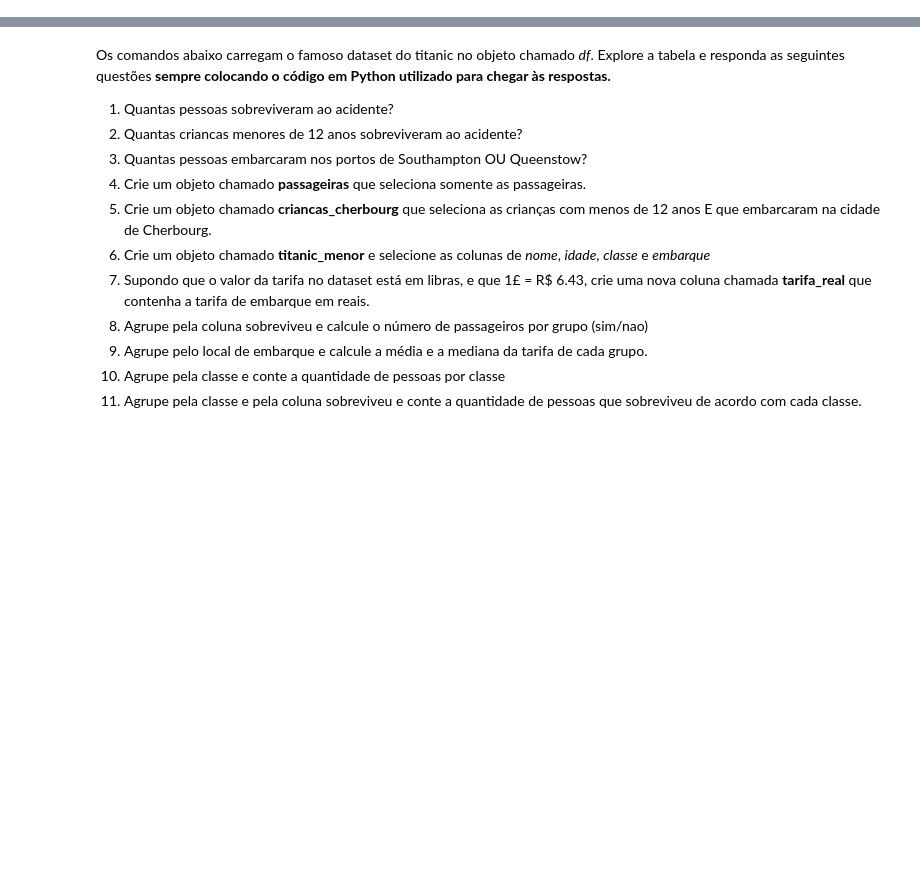
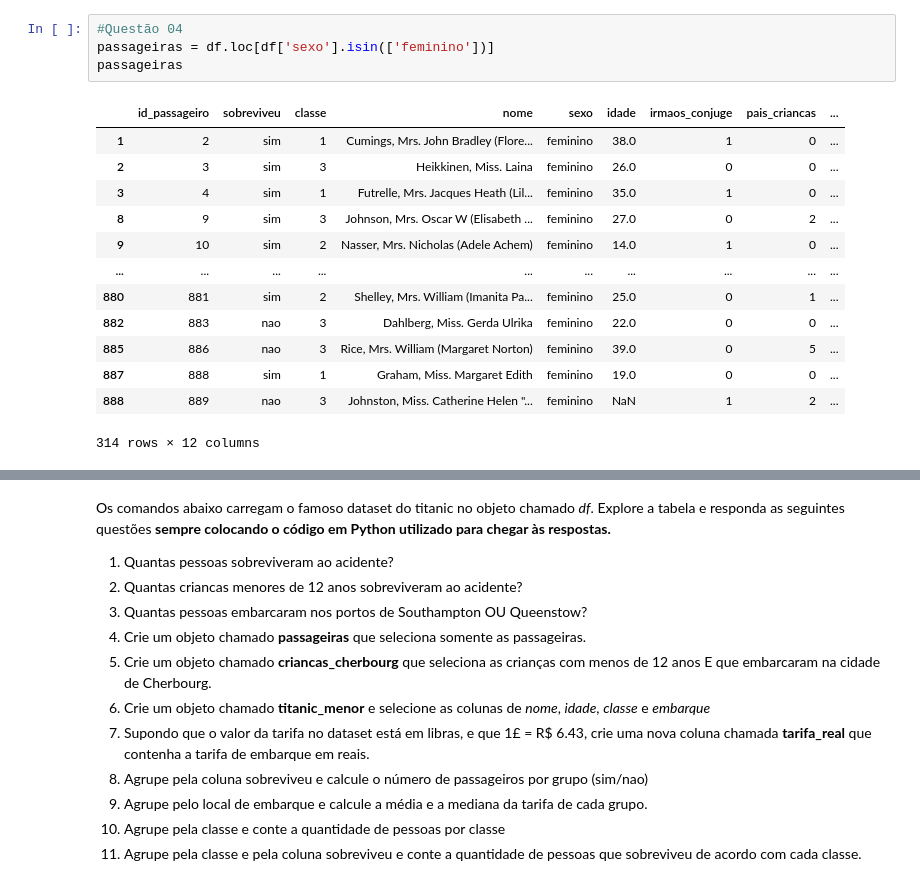
Before and after one commit to brunagarbes/intro_python_verao_ime_2023, a Jupyter notebook: exercicios/exercicio02.ipynb, the cells around one changed output, grey strips where cells are left out. Saved outputs shown, nothing was run; the diff lists cells and outputs as text; blank space fills up the shorter version.

```diff
--- a/exercicios/exercicio02.ipynb
+++ b/exercicios/exercicio02.ipynb
@@ -0,0 +34,18 @@
+# %%
+#Questão 04
+passageiras = df.loc[df['sexo'].isin(['feminino'])]
+passageiras
+# %% [output]
+|  | id_passageiro | sobreviveu | classe | nome | sexo | idade | irmaos_conjuge | pais_criancas | ... |
+| 1 | 2 | sim | 1 | Cumings, Mrs. John Bradley (Flore... | feminino | 38.0 | 1 | 0 | ... |
+| 2 | 3 | sim | 3 | Heikkinen, Miss. Laina | feminino | 26.0 | 0 | 0 | ... |
+| 3 | 4 | sim | 1 | Futrelle, Mrs. Jacques Heath (Lil... | feminino | 35.0 | 1 | 0 | ... |
+| 8 | 9 | sim | 3 | Johnson, Mrs. Oscar W (Elisabeth ... | feminino | 27.0 | 0 | 2 | ... |
+| 9 | 10 | sim | 2 | Nasser, Mrs. Nicholas (Adele Achem) | feminino | 14.0 | 1 | 0 | ... |
+| ... | ... | ... | ... | ... | ... | ... | ... | ... | ... |
+| 880 | 881 | sim | 2 | Shelley, Mrs. William (Imanita Pa... | feminino | 25.0 | 0 | 1 | ... |
+| 882 | 883 | nao | 3 | Dahlberg, Miss. Gerda Ulrika | feminino | 22.0 | 0 | 0 | ... |
+| 885 | 886 | nao | 3 | Rice, Mrs. William (Margaret Norton) | feminino | 39.0 | 0 | 5 | ... |
+| 887 | 888 | sim | 1 | Graham, Miss. Margaret Edith | feminino | 19.0 | 0 | 0 | ... |
+| 888 | 889 | nao | 3 | Johnston, Miss. Catherine Helen "... | feminino | NaN | 1 | 2 | ... |
+314 rows × 12 columns
```
Also changed, not shown: parts of 10 cells of this notebook.
